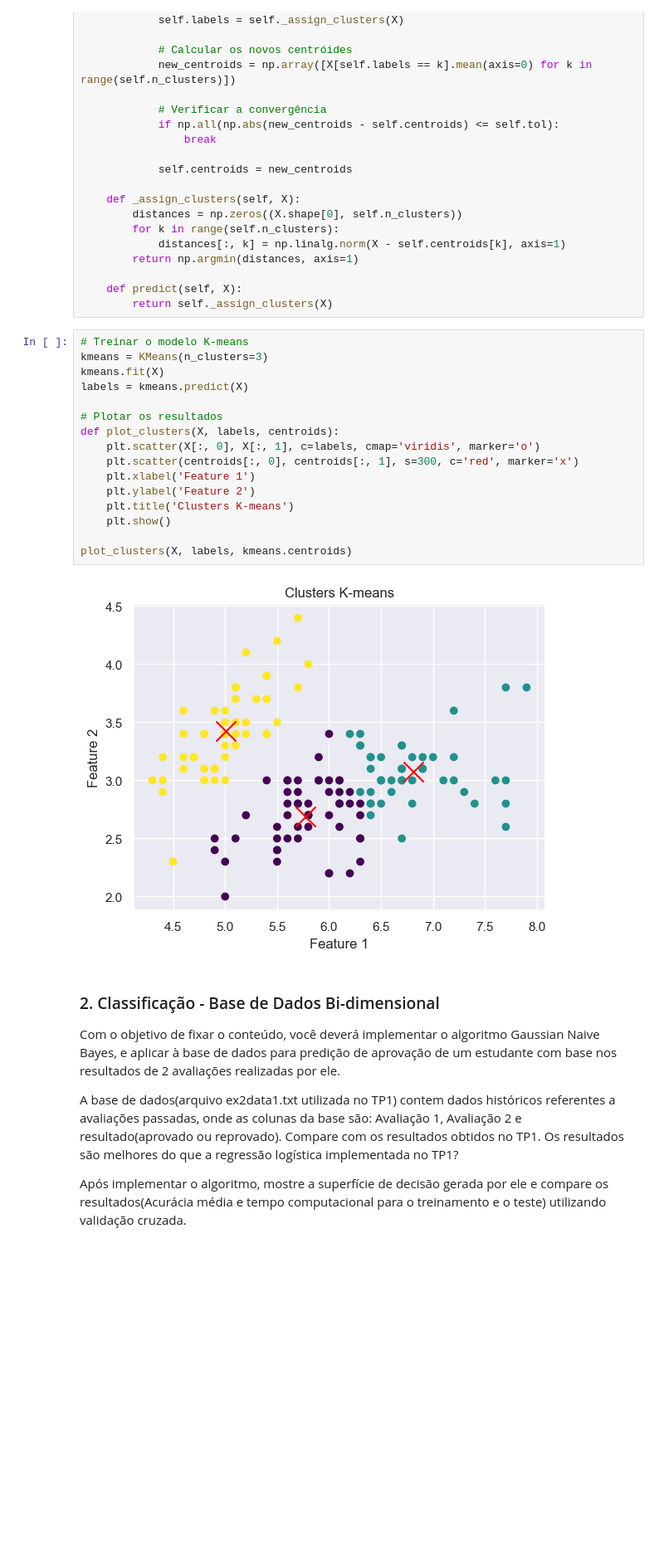
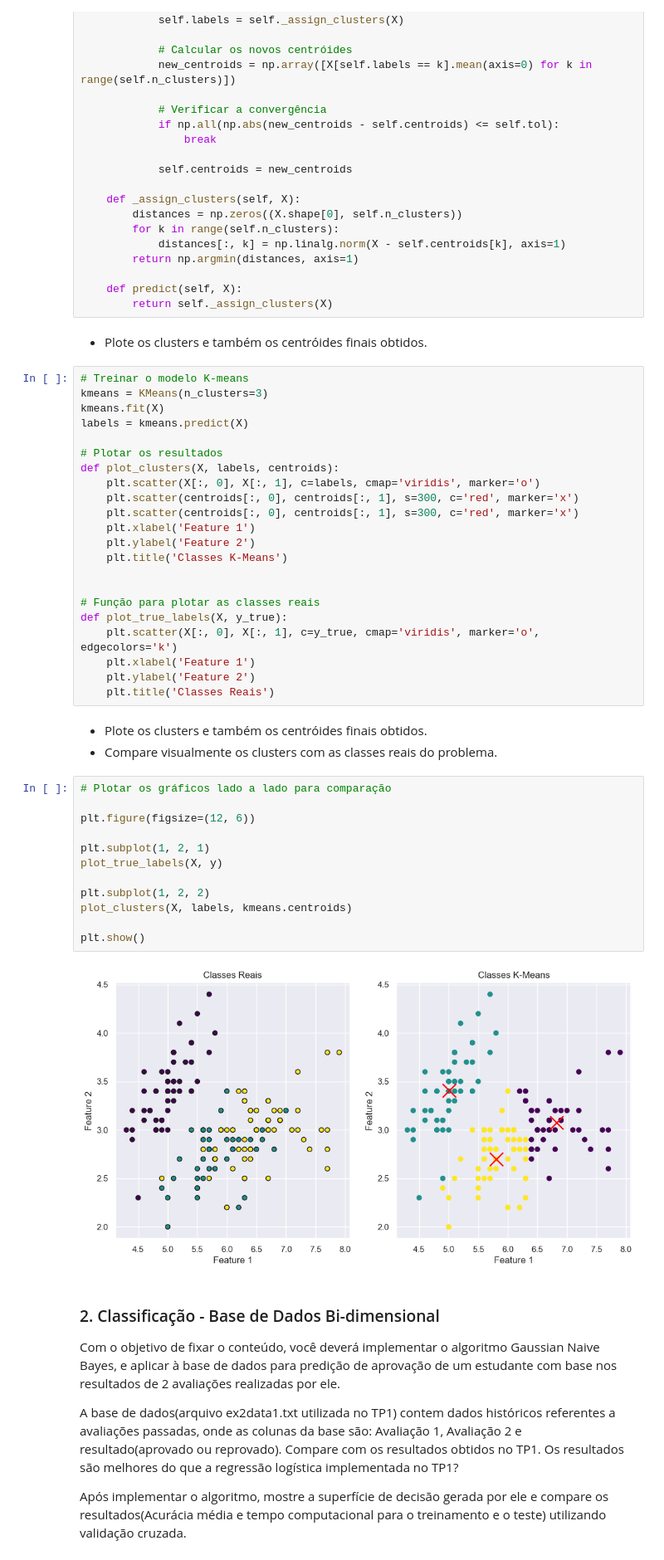
Before and after one commit to DanielCirino/ppginf-ml-trabalho-pratico-02, a Jupyter notebook: notebooks/trab_pratico_02.ipynb, the cells around one changed output. Shown at 83% size. Drawn from its saved outputs; the diff is of its cells as text; blank space fills up the shorter version.

Commit message:
Implementação K-means e avaliação dos resultados

```diff
--- a/notebooks/trab_pratico_02.ipynb
+++ b/notebooks/trab_pratico_02.ipynb
@@ -487,6 +485,9 @@ class KMeans:
 
     def predict(self, X):
         return self._assign_clusters(X)
+# %% [markdown]
+
+- Plote os clusters e também os centróides finais obtidos.
 # %%
 # Treinar o modelo K-means
 kmeans = KMeans(n_clusters=3)
@@ -497,14 +498,35 @@ labels = kmeans.predict(X)
 def plot_clusters(X, labels, centroids):
     plt.scatter(X[:, 0], X[:, 1], c=labels, cmap='viridis', marker='o')
     plt.scatter(centroids[:, 0], centroids[:, 1], s=300, c='red', marker='x')
+    plt.scatter(centroids[:, 0], centroids[:, 1], s=300, c='red', marker='x')
     plt.xlabel('Feature 1')
     plt.ylabel('Feature 2')
-    plt.title('Clusters K-means')
-    plt.show()
+    plt.title('Classes K-Means')
 
-plot_clusters(X, labels, kmeans.centroids)
+
+# Função para plotar as classes reais
+def plot_true_labels(X, y_true):
+    plt.scatter(X[:, 0], X[:, 1], c=y_true, cmap='viridis', marker='o', edgecolors='k')
+    plt.xlabel('Feature 1')
+    plt.ylabel('Feature 2')
+    plt.title('Classes Reais')
-# %% [output]
-[figure, removed]
+# %% [markdown]
+- Plote os clusters e também os centróides finais obtidos.
+- Compare visualmente os clusters com as classes reais do problema.
+# %%
+# Plotar os gráficos lado a lado para comparação
+
+plt.figure(figsize=(12, 6))
+
+plt.subplot(1, 2, 1)
+plot_true_labels(X, y)
+
+plt.subplot(1, 2, 2)
+plot_clusters(X, labels, kmeans.centroids)
+
+plt.show()
+# %% [output]
+[figure, added]
 # %% [markdown]
 ### 2. Classificação - Base de Dados Bi-dimensional
 
```
Also changed, not shown: parts of 1 cell of this notebook.
